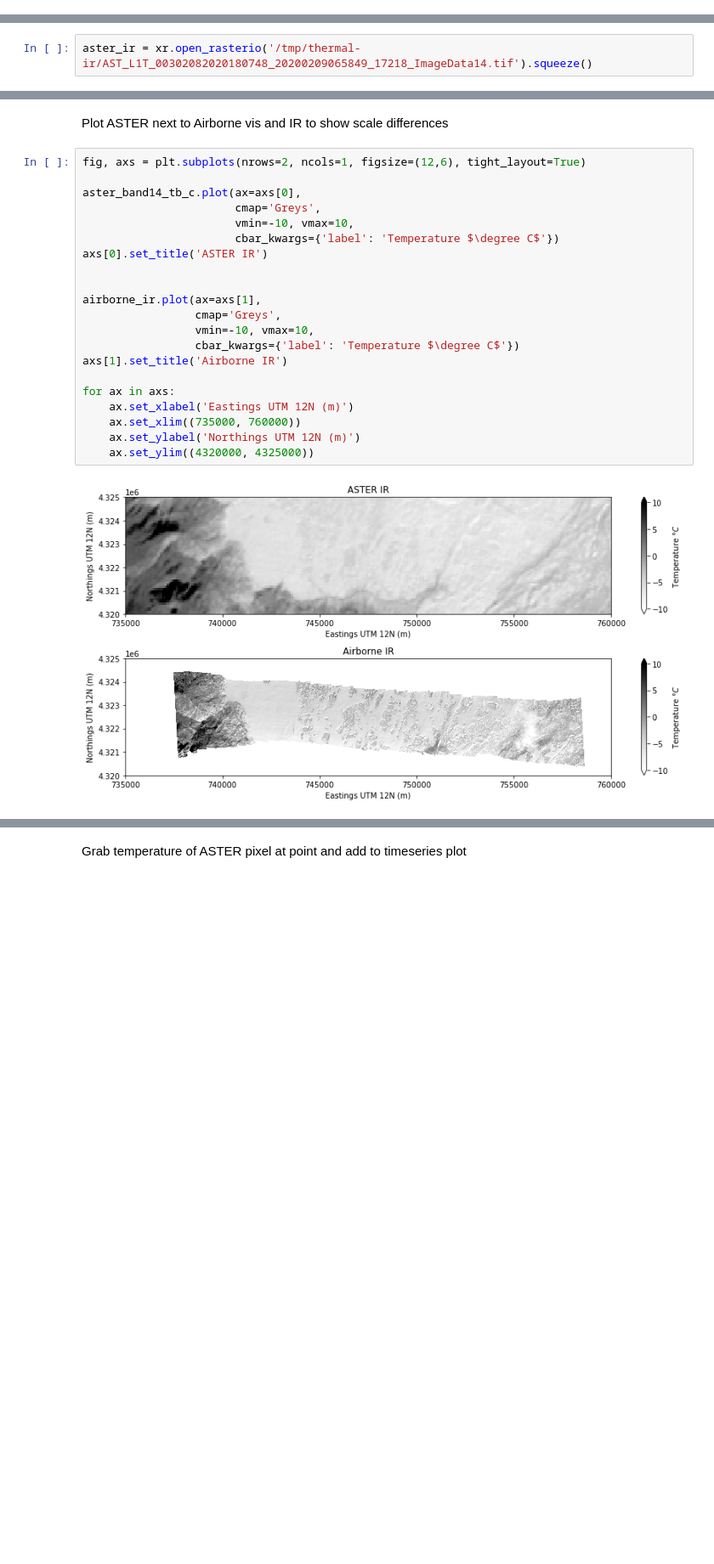
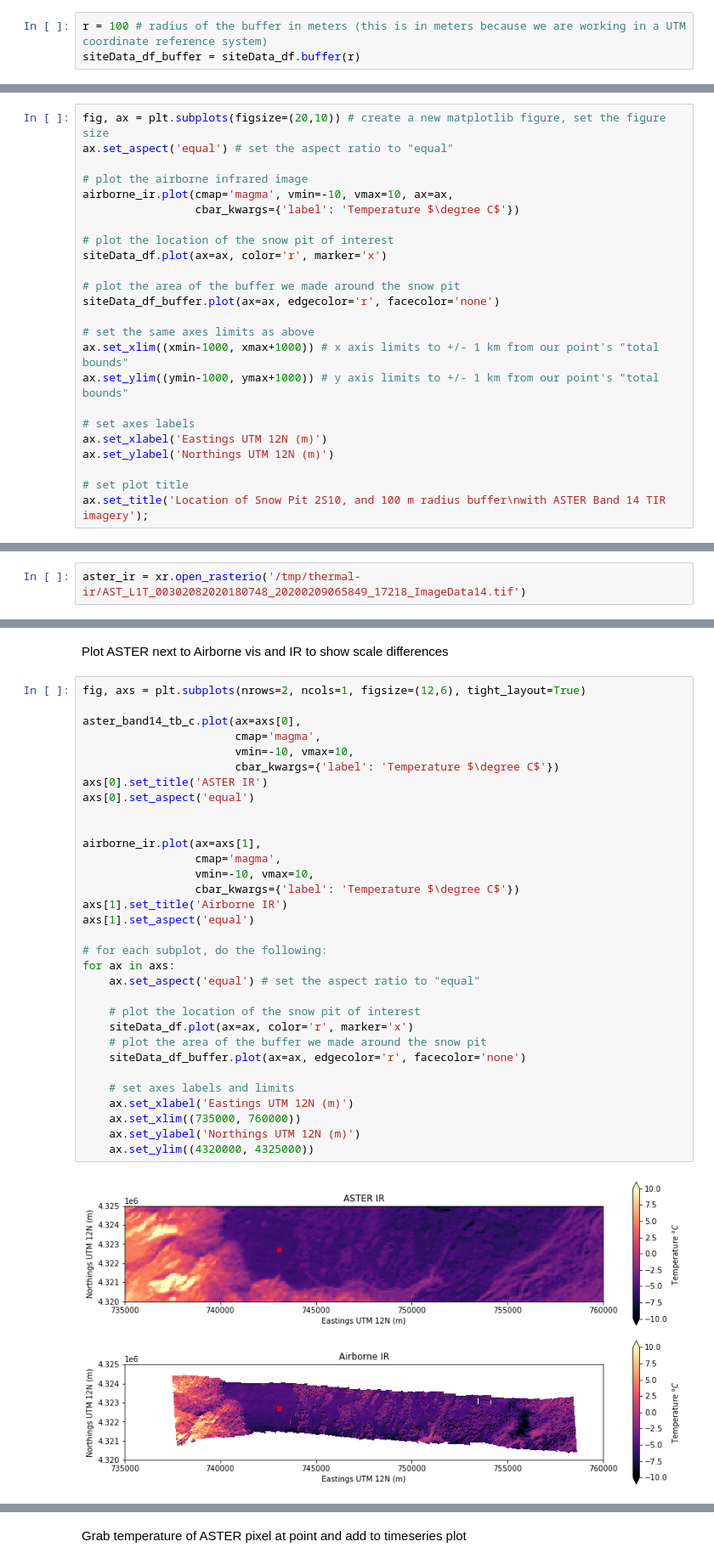
Before and after one commit to snowex-hackweek/website-2021, a Jupyter notebook: book/tutorials/thermal-ir/thermal-ir-tutorial.ipynb, the cells around one changed output, grey strips where cells are left out. Shown at 85% size. Saved outputs shown, nothing was run; the diff lists cells and outputs as text; blank space fills up the shorter version.

```diff
--- a/book/tutorials/thermal-ir/thermal-ir-tutorial.ipynb
+++ b/book/tutorials/thermal-ir/thermal-ir-tutorial.ipynb
@@ -141,0 +266,3 @@ Query the SnowEx SQL database to get the location of snow pit 2S10 and some othe
+# %%
+r = 100 # radius of the buffer in meters (this is in meters because we are working in a UTM coordinate reference system)
+siteData_df_buffer = siteData_df.buffer(r)
@@ -141,0 +321,24 @@ Query the SnowEx SQL database to get the location of snow pit 2S10 and some othe
+# %%
+fig, ax = plt.subplots(figsize=(20,10)) # create a new matplotlib figure, set the figure size
+ax.set_aspect('equal') # set the aspect ratio to "equal"
+
+# plot the airborne infrared image
+airborne_ir.plot(cmap='magma', vmin=-10, vmax=10, ax=ax,
+                 cbar_kwargs={'label': 'Temperature $\degree C$'})
+
+# plot the location of the snow pit of interest
+siteData_df.plot(ax=ax, color='r', marker='x')
+
+# plot the area of the buffer we made around the snow pit
+siteData_df_buffer.plot(ax=ax, edgecolor='r', facecolor='none')
+
+# set the same axes limits as above
+ax.set_xlim((xmin-1000, xmax+1000)) # x axis limits to +/- 1 km from our point's "total bounds"
+ax.set_ylim((ymin-1000, ymax+1000)) # y axis limits to +/- 1 km from our point's "total bounds"
+
+# set axes labels
+ax.set_xlabel('Eastings UTM 12N (m)')
+ax.set_ylabel('Northings UTM 12N (m)')
+
+# set plot title
+ax.set_title('Location of Snow Pit 2S10, and 100 m radius buffer\nwith ASTER Band 14 TIR imagery');
@@ -273,4 +516,4 @@ We don't always have airplanes with IR, like i said we have satllites that can g
 # %% [markdown]
 Load an ASTER geotiff, inspect the contents
 # %%
-aster_ir = xr.open_rasterio('/tmp/thermal-ir/AST_L1T_00302082020180748_20200209065849_17218_ImageData14.tif').squeeze()
+aster_ir = xr.open_rasterio('/tmp/thermal-ir/AST_L1T_00302082020180748_20200209065849_17218_ImageData14.tif')
@@ -341,23 +606,34 @@ Plot ASTER next to Airborne vis and IR to show scale differences
 # %%
 fig, axs = plt.subplots(nrows=2, ncols=1, figsize=(12,6), tight_layout=True)
 
 aster_band14_tb_c.plot(ax=axs[0],
-                       cmap='Greys',
+                       cmap='magma',
                        vmin=-10, vmax=10,
                        cbar_kwargs={'label': 'Temperature $\degree C$'})
 axs[0].set_title('ASTER IR')
+axs[0].set_aspect('equal')
 
 
 airborne_ir.plot(ax=axs[1],
-                 cmap='Greys',
+                 cmap='magma',
                  vmin=-10, vmax=10,
                  cbar_kwargs={'label': 'Temperature $\degree C$'})
 axs[1].set_title('Airborne IR')
+axs[1].set_aspect('equal')
 
+# for each subplot, do the following:
 for ax in axs:
+    ax.set_aspect('equal') # set the aspect ratio to "equal"
+
+    # plot the location of the snow pit of interest
+    siteData_df.plot(ax=ax, color='r', marker='x')
+    # plot the area of the buffer we made around the snow pit
+    siteData_df_buffer.plot(ax=ax, edgecolor='r', facecolor='none')
+
+    # set axes labels and limits
     ax.set_xlabel('Eastings UTM 12N (m)')
     ax.set_xlim((735000, 760000))
     ax.set_ylabel('Northings UTM 12N (m)')
     ax.set_ylim((4320000, 4325000))
 # %% [output]
-[figure, old version]
+[figure, new version]
```
Also changed, not shown: parts of 48 cells of this notebook.
